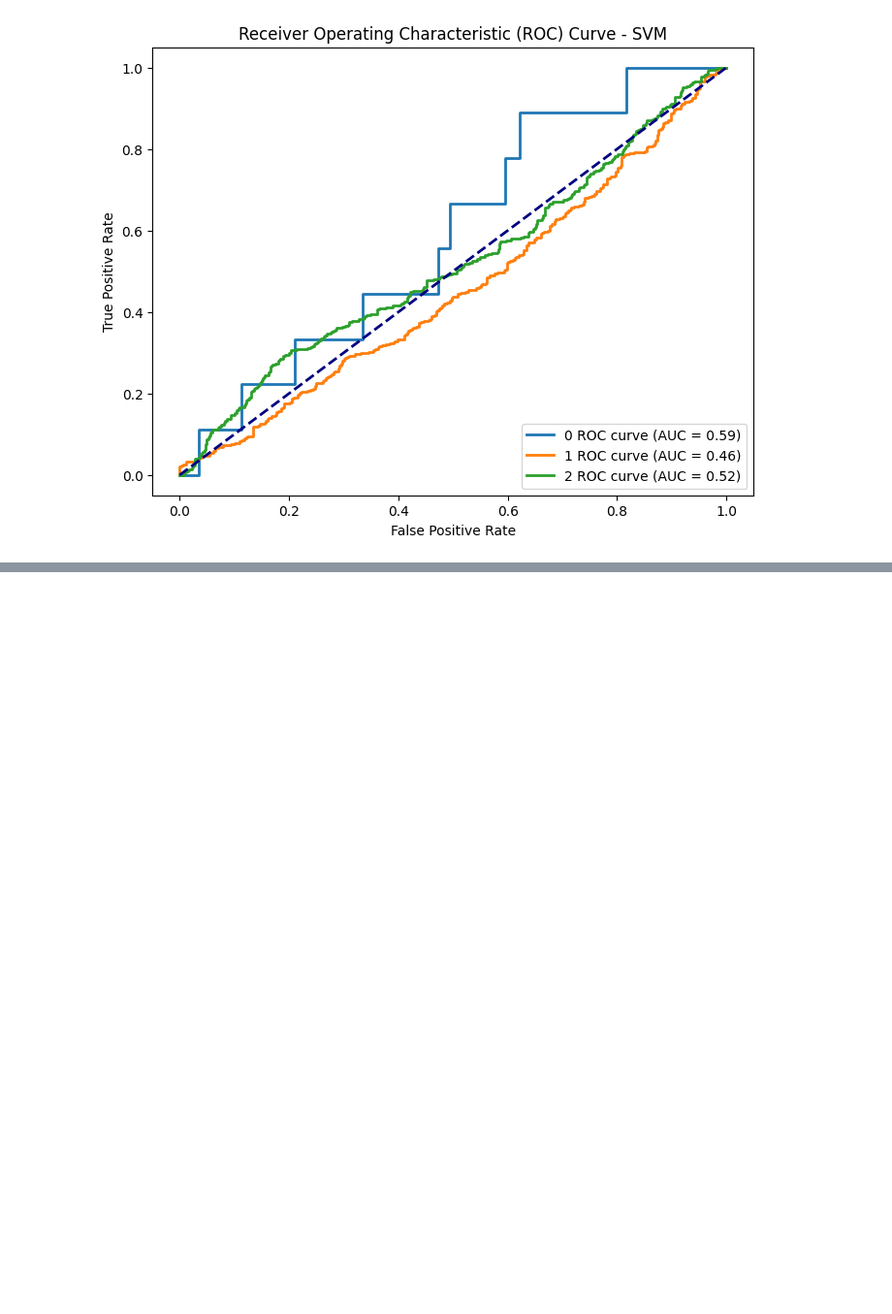
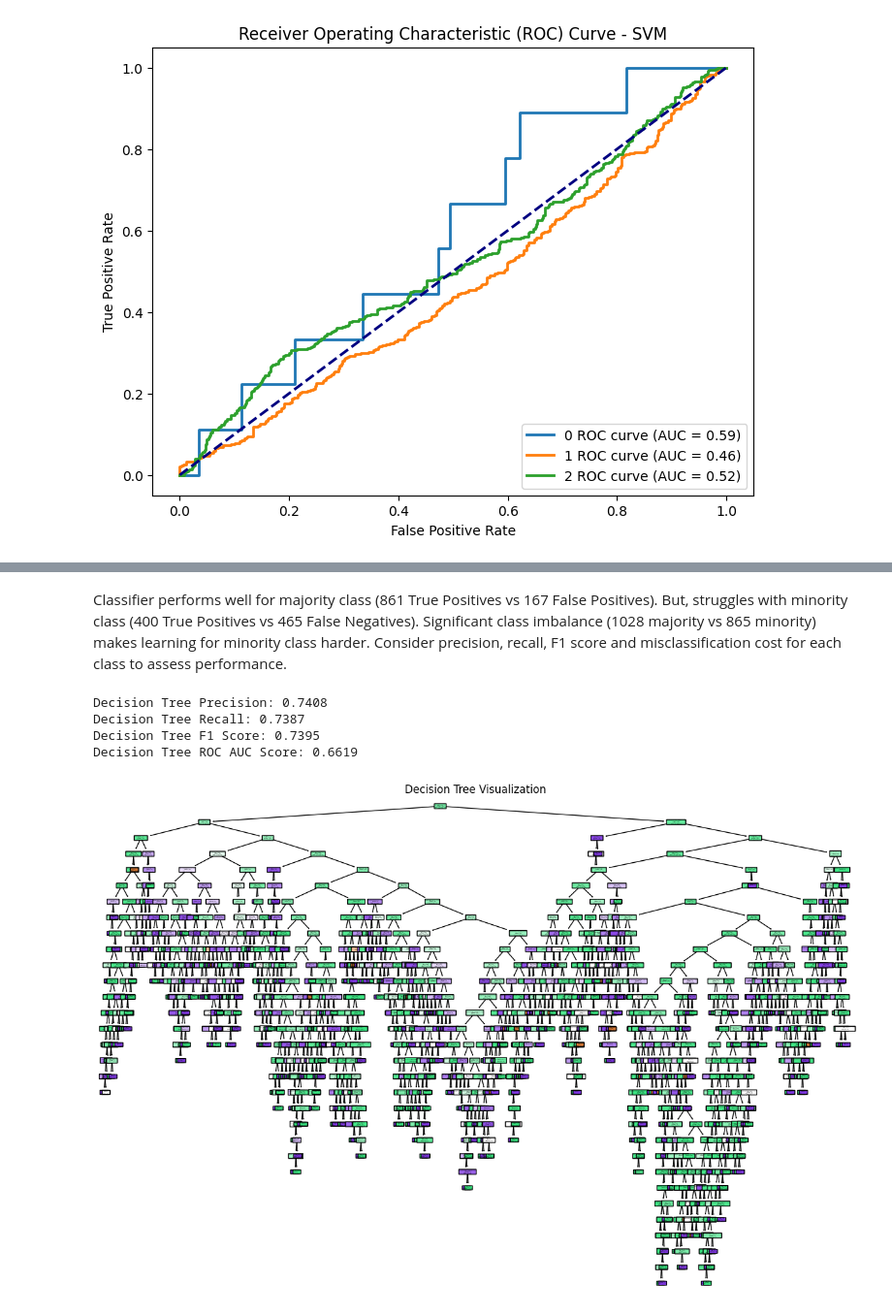
Before and after one commit to Guhan2348519/ADVANCED-ML-tasks, a Jupyter notebook: CO2_Agriculture_AML_Project_(2).ipynb, the cells around one changed output, grey strips where cells are left out. Shown at 97% size. Cells and saved outputs as stored; diff of their text form; code cells hidden in the pictures; blank space fills up the shorter version.

```diff
--- a/CO2_Agriculture_AML_Project_(2).ipynb
+++ b/CO2_Agriculture_AML_Project_(2).ipynb
@@ -432,0 +405,29 @@ ValueError: could not convert string to float: 'China, Hong Kong SAR'
+# %% [markdown]
+Classifier performs well for majority class (861 True Positives vs 167 False Positives). But, struggles with minority class (400 True Positives vs 465 False Negatives). Significant class imbalance (1028 majority vs 865 minority) makes learning for minority class harder. Consider precision, recall, F1 score and misclassification cost for each class to assess performance.
+# %%
+# Additional Metrics for Decision Tree
+dt_precision = precision_score(y_test, dt_predictions, average='weighted')
+dt_recall = recall_score(y_test, dt_predictions, average='weighted')
+dt_f1 = f1_score(y_test, dt_predictions, average='weighted')
+
+# Use predict_proba for multi-class ROC AUC
+dt_roc_auc = roc_auc_score(y_test, dt_classifier.predict_proba(X_test), multi_class='ovr')
+
+# Print additional metrics for Decision Tree
+print(f"Decision Tree Precision: {dt_precision:.4f}")
+print(f"Decision Tree Recall: {dt_recall:.4f}")
+print(f"Decision Tree F1 Score: {dt_f1:.4f}")
+print(f"Decision Tree ROC AUC Score: {dt_roc_auc:.4f}")
+
+
+# Visualize the Decision Tree
+plt.figure(figsize=(15, 10))
+plot_tree(dt_classifier, filled=True, feature_names=X.columns, class_names=np.unique(y), rounded=True)
+plt.title('Decision Tree Visualization')
+plt.show()
+# %% [output]
+Decision Tree Precision: 0.7408
+Decision Tree Recall: 0.7387
+Decision Tree F1 Score: 0.7395
+Decision Tree ROC AUC Score: 0.6619
+[figure, added]
```
Also changed, not shown: parts of 25 cells of this notebook.
